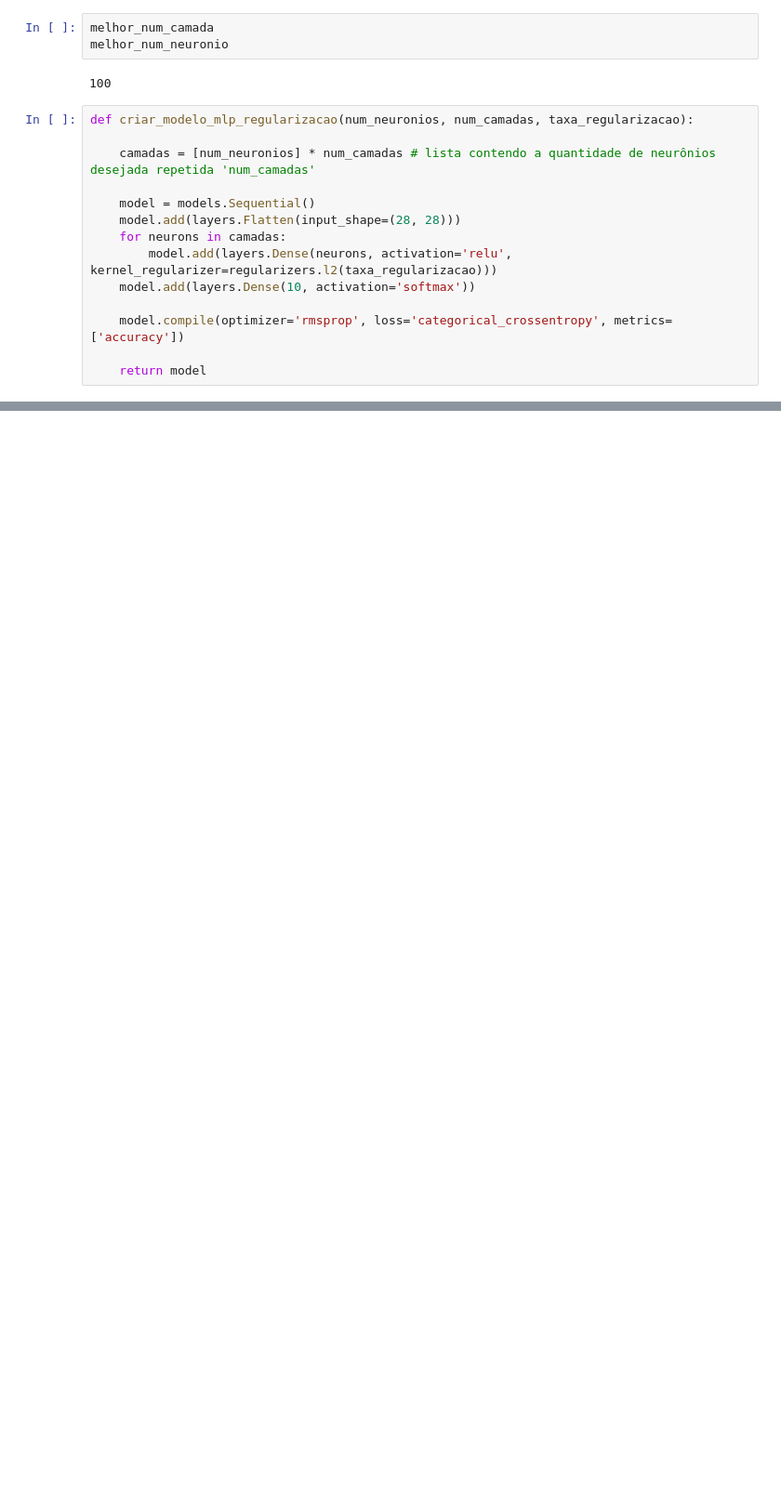
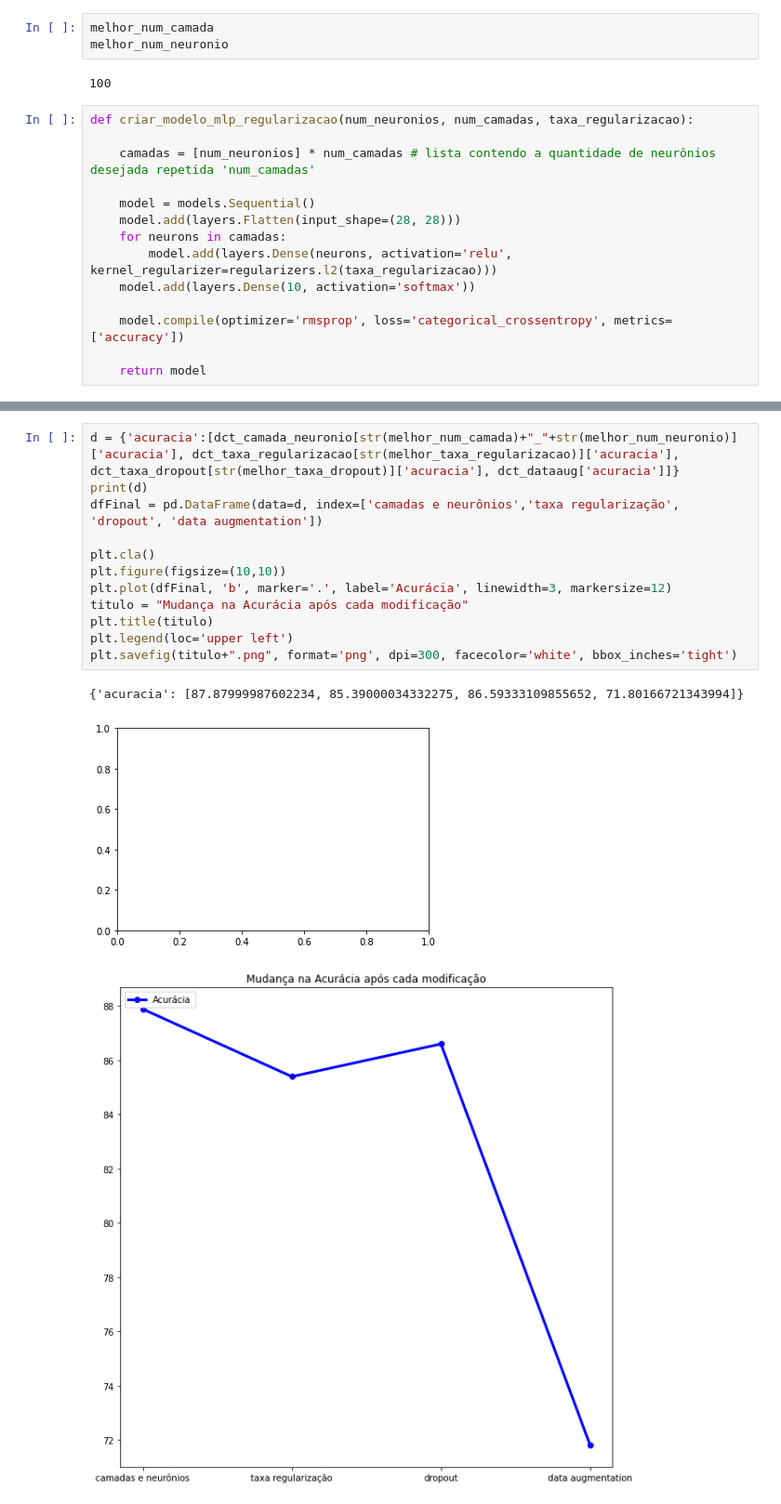
Before and after one commit to xiforivia/IA-EP-MLP, a Jupyter notebook: teste.ipynb, the cells around one changed output, grey strips where cells are left out. Shown at 93% size. Cells and saved outputs as stored; diff of their text form; blank space fills up the shorter version.

Commit message:
finalizado

```diff
--- a/teste.ipynb
+++ b/teste.ipynb
@@ -183,0 +307,16 @@ Portanto, a melhor taxa de regularização L2 é 0.1, que possui 85.9 de acurác
+# %%
+d = {'acuracia':[dct_camada_neuronio[str(melhor_num_camada)+"_"+str(melhor_num_neuronio)]['acuracia'], dct_taxa_regularizacao[str(melhor_taxa_regularizacao)]['acuracia'], dct_taxa_dropout[str(melhor_taxa_dropout)]['acuracia'], dct_dataaug['acuracia']]}
+print(d)
+dfFinal = pd.DataFrame(data=d, index=['camadas e neurônios','taxa regularização', 'dropout', 'data augmentation'])
+
+plt.cla()
+plt.figure(figsize=(10,10))
+plt.plot(dfFinal, 'b', marker='.', label='Acurácia', linewidth=3, markersize=12)
+titulo = "Mudança na Acurácia após cada modificação"
+plt.title(titulo)
+plt.legend(loc='upper left')
+plt.savefig(titulo+".png", format='png', dpi=300, facecolor='white', bbox_inches='tight')
+# %% [output]
+{'acuracia': [87.87999987602234, 85.39000034332275, 86.59333109855652, 71.80166721343994]}
+[figure, added]
+[figure, added]
```
Also changed, not shown: parts of 5 cells of this notebook, 6 other files.
